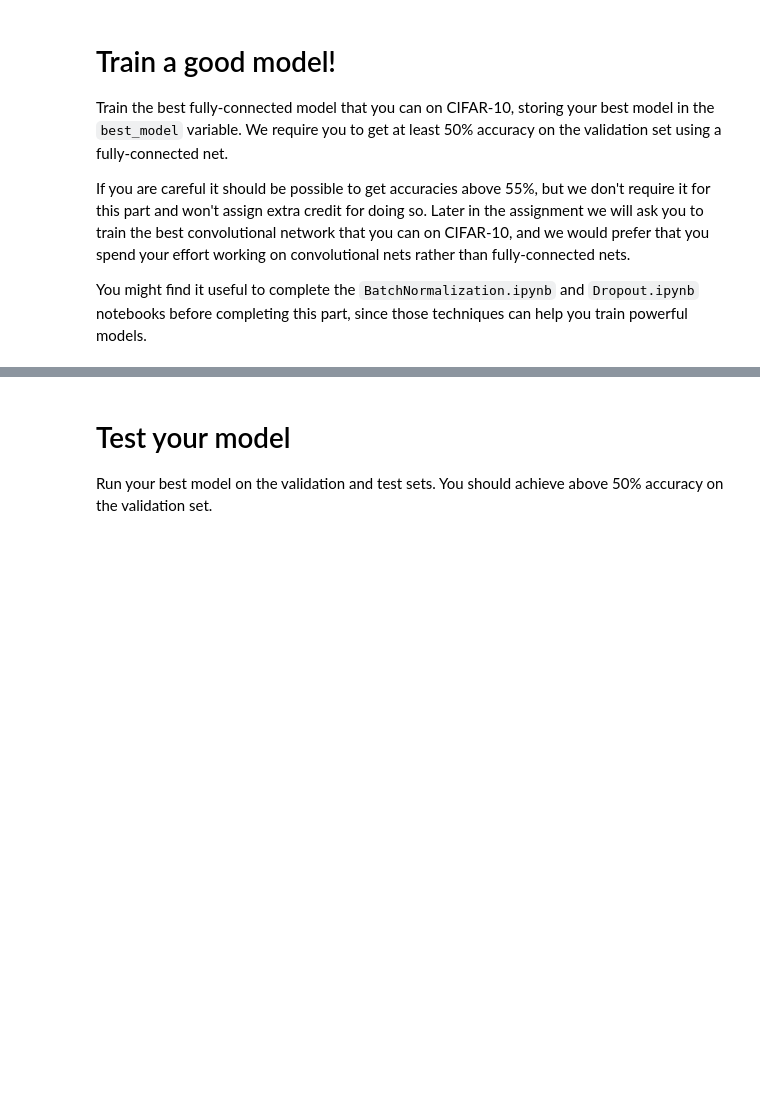
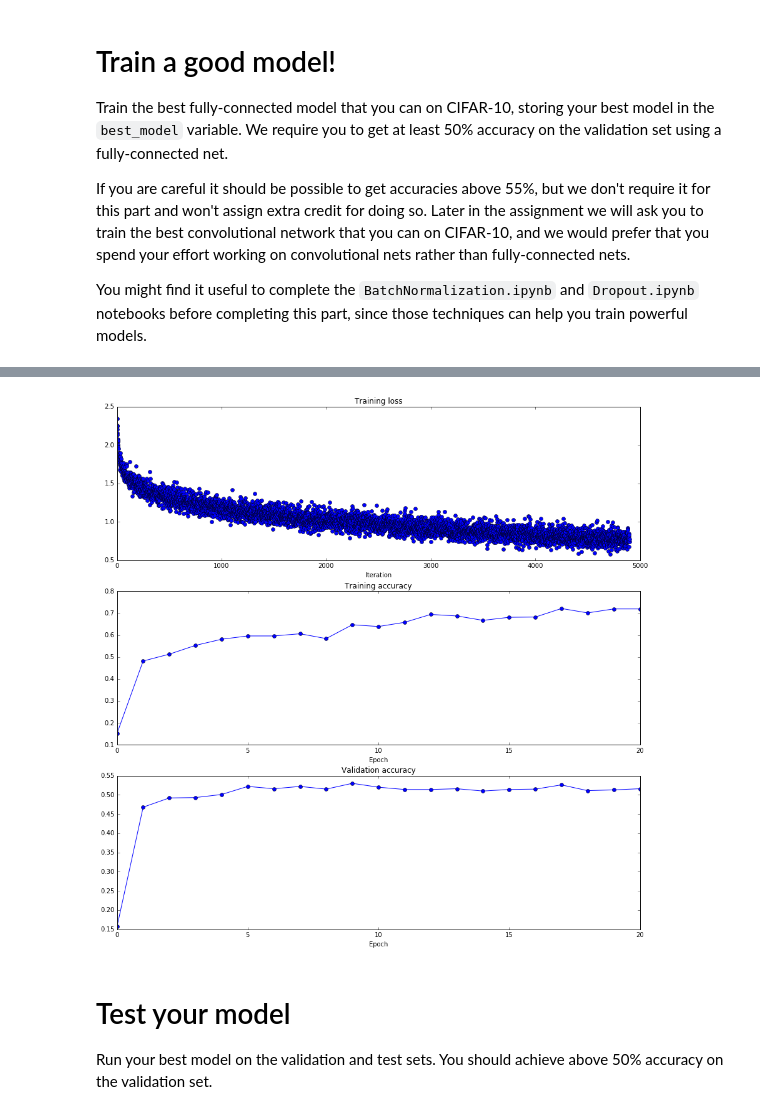
Before and after one commit to deepankarc/cs231n, a Jupyter notebook: assignment2/FullyConnectedNets.ipynb, the cells around one changed output, grey strips where cells are left out. Cells and saved outputs as stored; diff of their text form; code cells hidden in the pictures; blank space fills up the shorter version.

```diff
--- a/assignment2/FullyConnectedNets.ipynb
+++ b/assignment2/FullyConnectedNets.ipynb
@@ -786,0 +776,68 @@ pass
+# %%
+best_model = None
+
+# define parameters for the model
+num_train = 4000
+
+# overfit subset of training data
+small_data = {
+  'X_train': data['X_train'][:num_train],
+  'y_train': data['y_train'][:num_train],
+  'X_val': data['X_val'],
+  'y_val': data['y_val'],
+}
+
+################################################################################
+# TODO: Train the best FullyConnectedNet that you can on CIFAR-10. You might   #
+# batch normalization and dropout useful. Store your best model in the         #
+# best_model variable.                                                         #
+################################################################################
+model = FullyConnectedNet([100, 100, 100], weight_scale=5e-2,
+                         use_batchnorm=True, reg=0.0)
+
+solver = Solver(model, data,
+                num_epochs=20, batch_size=200, lr_decay=0.99,
+                update_rule='adam',
+                optim_config={'learning_rate': 1e-3},
+                print_every=100, verbose=True)
+
+solver.train()
+print
+
+plt.subplot(3, 1, 1)
+plt.plot(solver.loss_history, 'o')
+plt.title('Training loss')
+plt.xlabel('Iteration')
+
+plt.subplot(3, 1, 2)
+plt.plot(solver.train_acc_history, '-o')
+plt.title('Training accuracy')
+plt.xlabel('Epoch')
+
+plt.subplot(3, 1, 3)
+plt.plot(solver.val_acc_history, '-o')
+plt.title('Validation accuracy')
+plt.xlabel('Epoch')
+
+plt.gcf().set_size_inches(15, 15)
+plt.show()
+
+################################################################################
+#                              END OF YOUR CODE                                #
+################################################################################
+
+"""Note-to-self: Epochs = 20
+
+I tried different combinations for the model. Using L2 reg produces worse results.
+Likely due to underfitting of the dataset with only 20 epochs.
+
+Dropout induces the same effect as L2 reg. Infact, testing dropout with different
+values yielded a host of results. At p = 0.5 (as suggested in the paper by
+Shrivastava et all) yield the best results with val accuracy = 0.48. Using a other
+values for dropout yielded val accuracies from ~32 to ~45.
+
+Using batchnorm gave the best results. Without using the batchnorm the val accuracy
+plateaued around 0.37. On including batchnorm accuracies jumped to 0.49 by the second
+epoch.
+"""
+# %% [output]
@@ -787,3 +861,4 @@ pass
+[figure, added]
 # %% [markdown]
 # Test your model
 Run your best model on the validation and test sets. You should achieve above 50% accuracy on the validation set.
```
Also changed, not shown: parts of 3 cells of this notebook.
